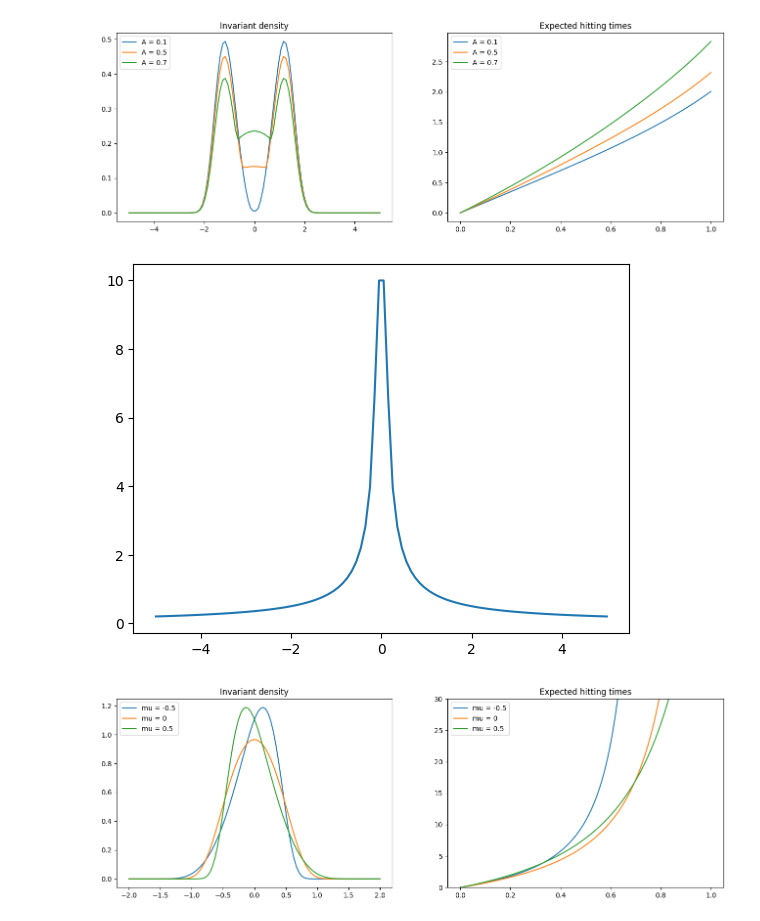
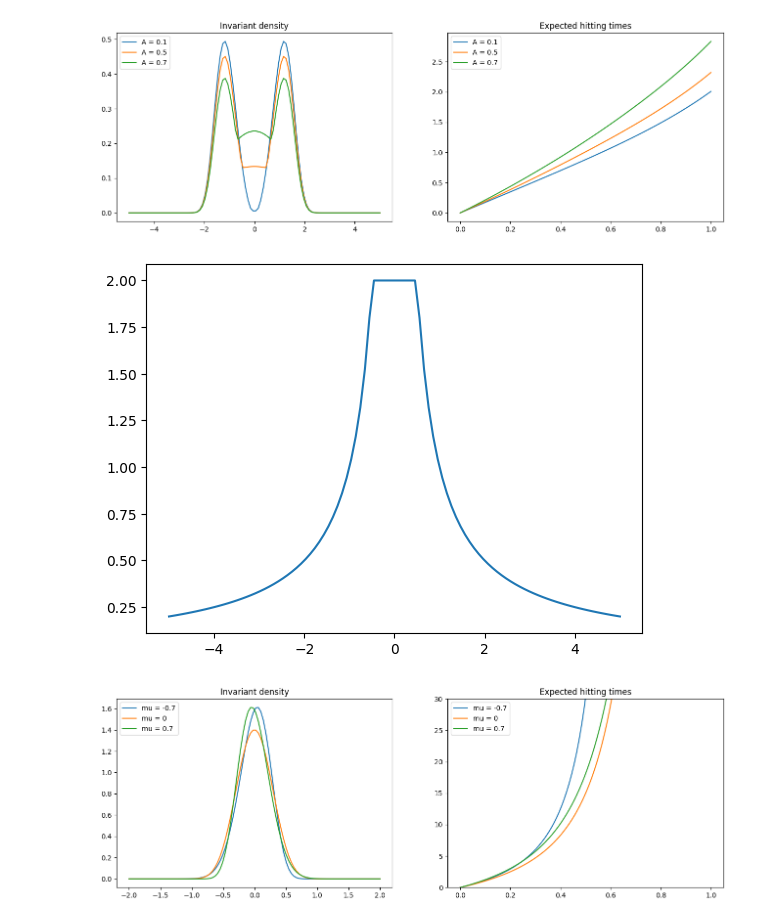
Before and after one commit to RasmusBrostroem/Data-driven-algorithms-for-Impulse-control-problem-Thesis, a Jupyter notebook: TestingDiffusionCoefficients.ipynb, the cells around one changed output. Cells and saved outputs as stored; diff of their text form; code cells hidden in the pictures.

```diff
--- a/TestingDiffusionCoefficients.ipynb
+++ b/TestingDiffusionCoefficients.ipynb
@@ -95,0 +96,8 @@ plt.show()
+# %%
+sig = sigma2(1, 0.5)
+
+vals = np.linspace(-2,2,100)
+y = [sig(v) for v in vals]
+
+plt.plot(vals, y)
+plt.plot()
@@ -193,46 +204,46 @@ plt.show()
 [figure]
 # %%
 def sigma4(A):
-    return lambda x: 1/A if -A <= x and x <= A else 1/np.abs(x)
+    return lambda x: 1/A if -A <= x and x <= A else (1/np.abs(x) if np.abs(x) < 10 else 1/10)
 
 
-s = sigma4(0.1)
+s = sigma4(0.5)
 vals = np.linspace(-5,5, 100)
 ys = [s(v) for v in vals]
 plt.plot(vals, ys)
 plt.show()
 # %% [output]
-[figure, old version]
+[figure, new version]
 # %%
 def sigma5(mu):
-    return lambda x: 1/(np.sqrt(2*np.pi))*np.exp(-1/2 * (x-mu)**2) if -2+mu <= x and x <= 2+mu else 1/(np.sqrt(2*np.pi))*np.exp(-1/2 * (2)**2)
+    return lambda x: 1/(np.sqrt(2*2*np.pi))*np.exp(-1/2 * ((x-mu)/np.sqrt(2))**2) if -2*np.sqrt(2)+mu <= x and x <= 2*np.sqrt(2)+mu else 1/(np.sqrt(2*2*np.pi))*np.exp(-1/2 * (2/np.sqrt(2))**2)
 
-mus = [-0.5, 0, 0.5]
+mus = [-0.7, 0, 0.7]
 sigmas = [sigma5(mu) for mu in mus]
 
 d = generate_linear_drift(1/2, 0)
 
 diffProsses = [DiffusionProcess(d, sig) for sig in sigmas]
 
 x_range_invariant = np.linspace(-2, 2, 100)
 x_range_xi = np.linspace(0, 1, 100)
 invariant_densities = [pros.invariant_density(x_range_invariant) for pros in diffProsses]
 expected_hitting_times = [pros.xi(x_range_xi) for pros in diffProsses]
 
 fig, ax = plt.subplots(1,2,figsize=(16,5))
 
 for i, invariant_density in enumerate(invariant_densities):
     ax[0].plot(x_range_invariant, invariant_density, label=f"mu = {mus[i]}" )
 ax[0].legend(loc="upper left")
 ax[0].set_title("Invariant density")
 for i, expected_hitting_time in enumerate(expected_hitting_times):
     ax[1].plot(x_range_xi, expected_hitting_time, label=f"mu = {mus[i]}")
 ax[1].legend(loc="upper left")
 ax[1].set_title("Expected hitting times")
 ax[1].ticklabel_format(style="plain")
 ax[1].set_ylim([0, 30])
 plt.show()
 # %% [output]
-[figure, old version]
+[figure, new version]
 # %%
 def sigma5(mu):
```
Also changed, not shown: parts of 5 cells of this notebook.
